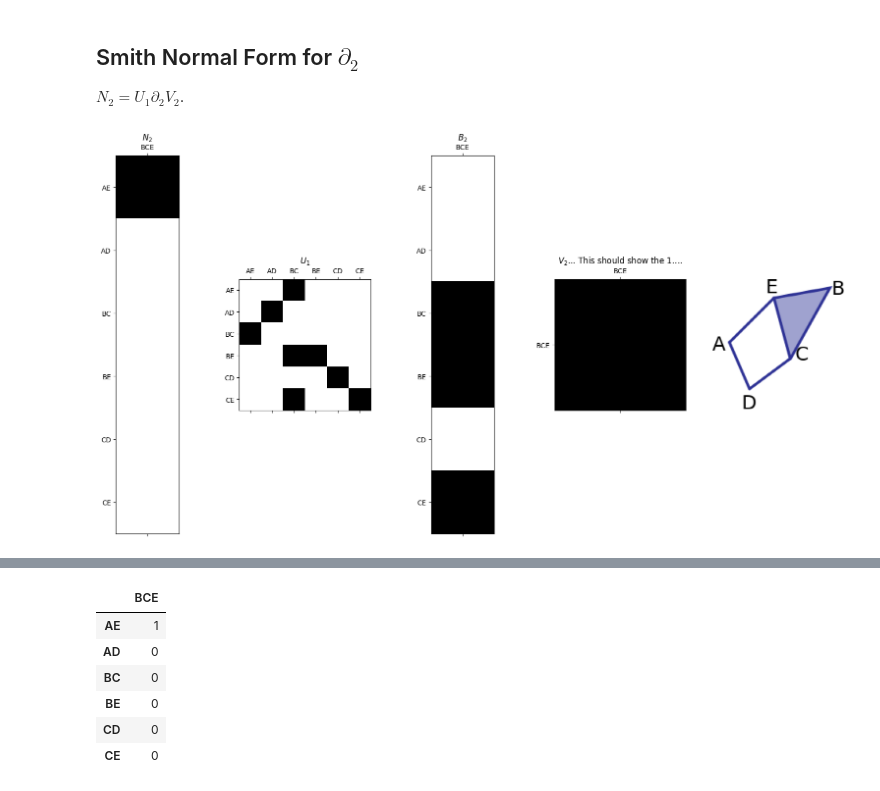
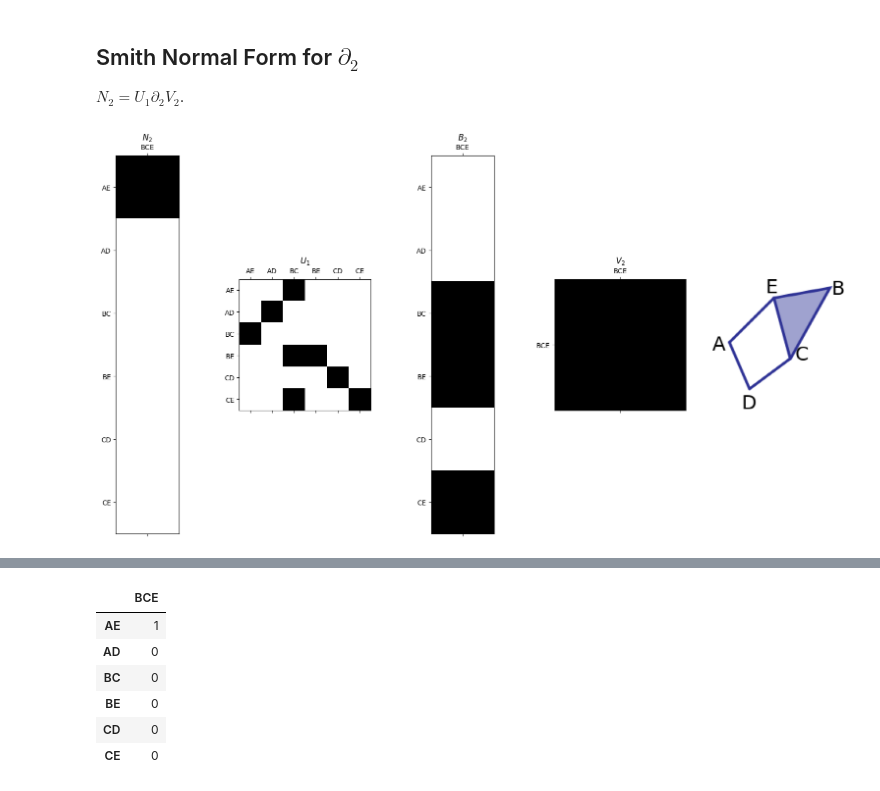
Before and after one commit to lizliz/CMSE890-TDA-Fall2025, a Jupyter notebook: _sources/Lectures/07-Homology-Computing/Lec07-ComputingHomology.ipynb, the cells around one changed output, grey strips where cells are left out. Cells and saved outputs as stored; diff of their text form; code cells hidden in the pictures.

```diff
--- a/_sources/Lectures/07-Homology-Computing/Lec07-ComputingHomology.ipynb
+++ b/_sources/Lectures/07-Homology-Computing/Lec07-ComputingHomology.ipynb
@@ -64,7 +63,9 @@ Do the same for $\partial_2:C_2(K) \to C_1(K)$ and save it as `B2`.
 
 B2df = pd.DataFrame(0,columns=triangle_list, index= edge_list)
 
-B2df['BCE'][['BC','BE','CE']] = 1
+B2df.loc['BC', 'BCE'] = 1
+B2df.loc['BE', 'BCE'] = 1
+B2df.loc['CE', 'BCE'] = 1
 
 B2 = np.array(B2df)
 
@@ -245,9 +166,9 @@ def plotSecondSetOfMatrices(N1,U1,V2,edge_list,triangle_list,figure_file = 'Simp
 ## Smith Normal Form for $\partial_2$
 $N_2 = U_{1}\partial_2 V_2$.
 # %%
-plotSecondSetOfMatrices(N1,U1,V2,edge_list,triangle_list)
+smith.plotSecondSetOfMatrices(N2,U1,B2,V2,edge_list,triangle_list)
 # %% [output]
-[figure, old version]
+[figure, new version]
 # %% [markdown]
 ## You do it:
 Now use these matrix outputs to calculate the betti numbers $\beta_0$, $\beta_1$, and $\beta_2$.
```
Also changed, not shown: parts of 18 cells of this notebook, 40 other files.
